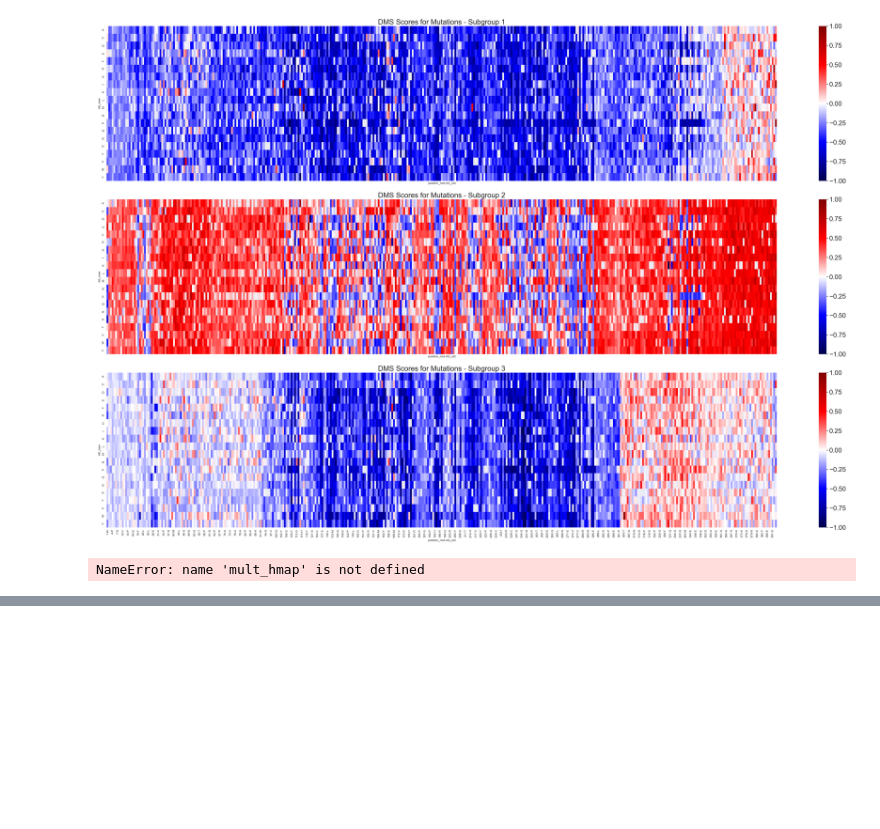
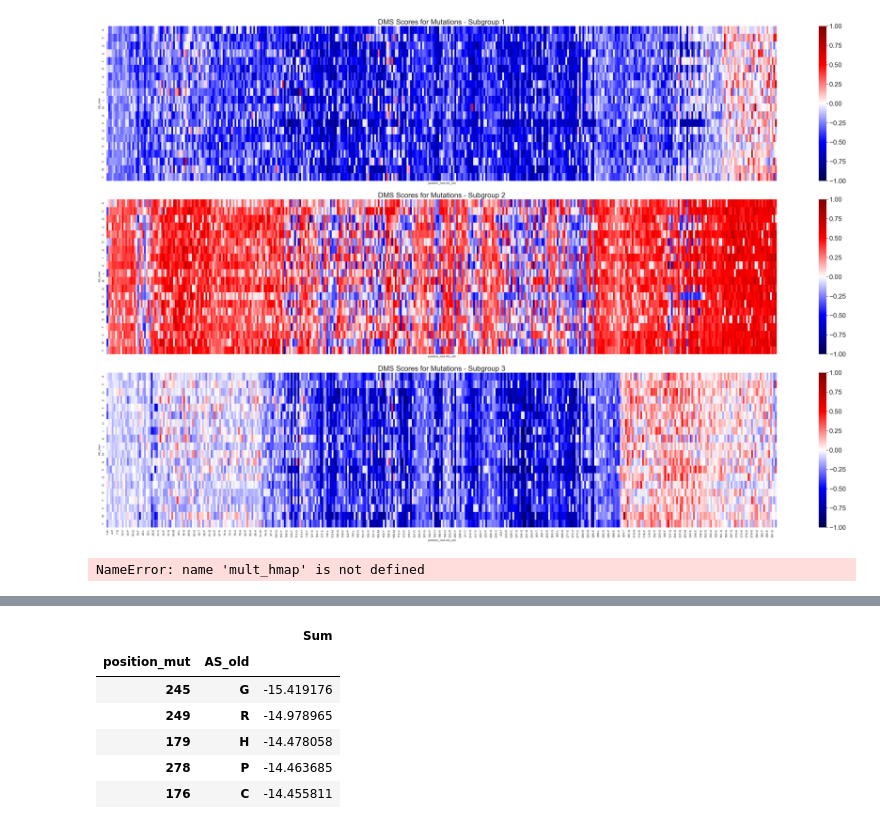
Before and after one commit to datascience-mobi-2023/topic02_team02, a Jupyter notebook: Visualization/FinalTests_copy.ipynb, the cells around one changed output, grey strips where cells are left out. Drawn from its saved outputs; the diff is of its cells as text; code cells hidden in the pictures; blank space fills up the shorter version.

```diff
--- a/Visualization/FinalTests_copy.ipynb
+++ b/Visualization/FinalTests_copy.ipynb
@@ -198,0 +238,10 @@ NameError: name 'mult_hmap' is not defined
+# %%
+GWNLV
+# %% [output]
+|  |  | Sum |
+| position_mut | AS_old |  |
+| 245 | G | -15.419176 |
+| 249 | R | -14.978965 |
+| 179 | H | -14.478058 |
+| 278 | P | -14.463685 |
+| 176 | C | -14.455811 |
```
Also changed, not shown: parts of 6 cells of this notebook, 1 other file.
